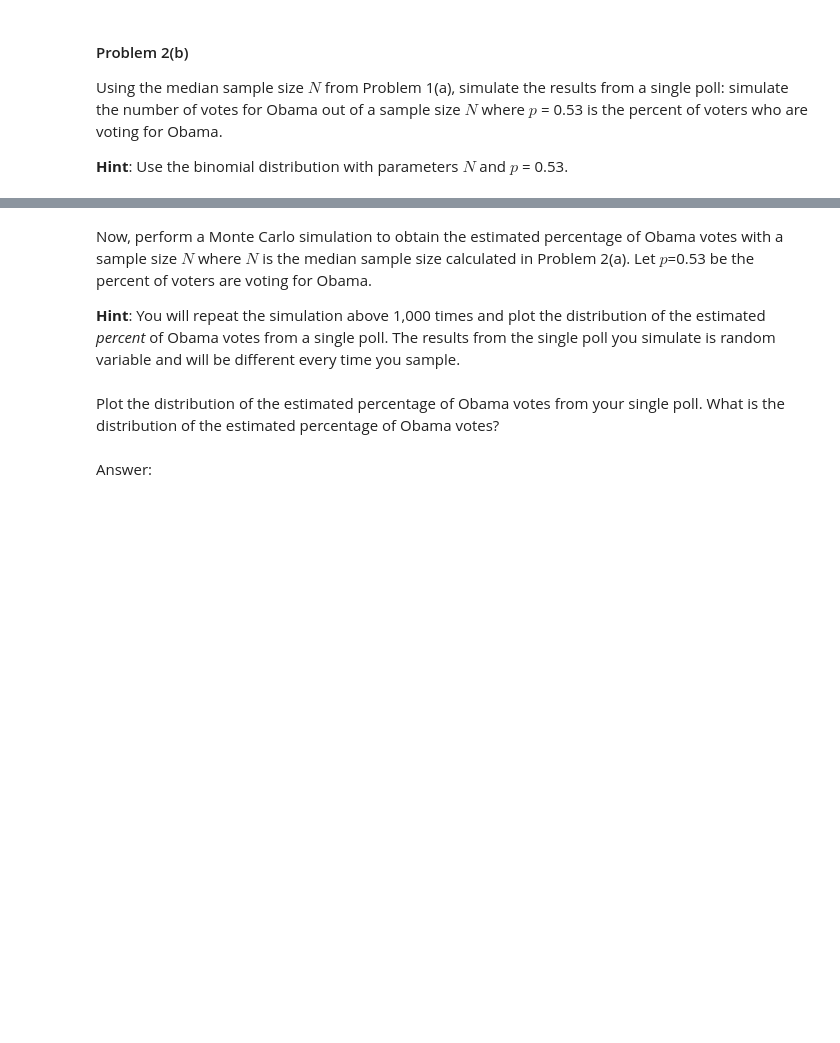
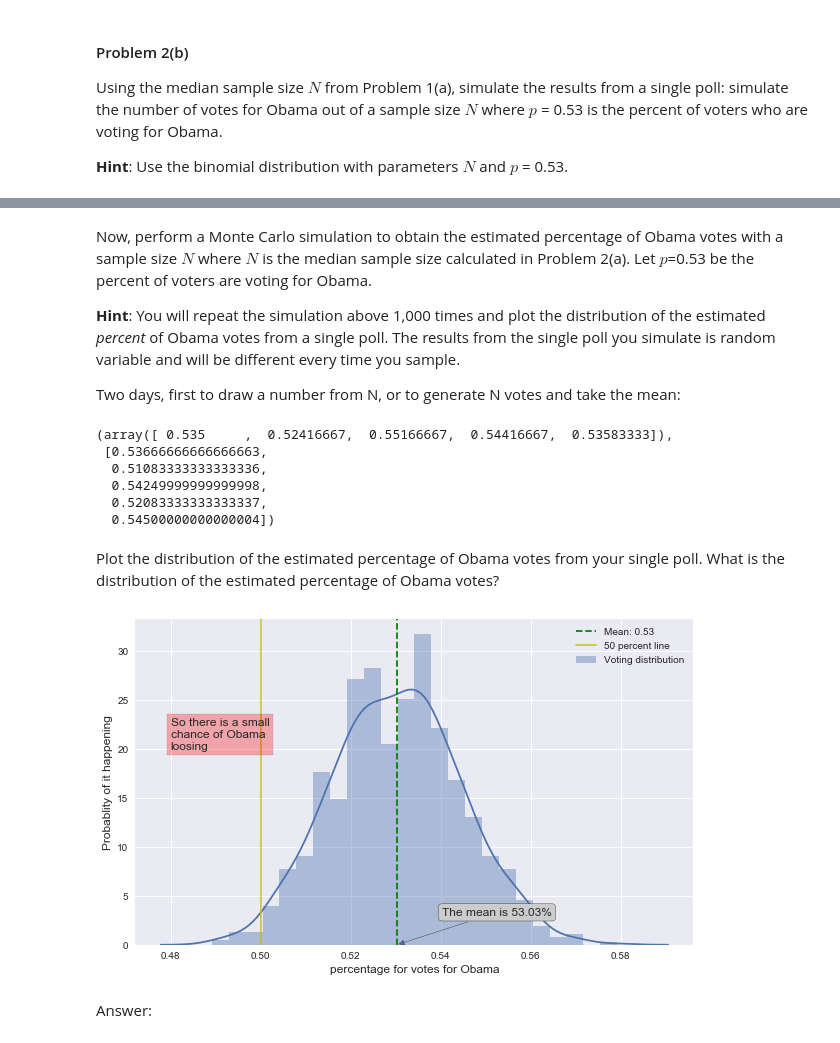
Before and after one commit to fergusio/cs109-2015, a Jupyter notebook: homework/HW2.ipynb, the cells around one changed output, grey strips where cells are left out. Cells and saved outputs as stored; diff of their text form; code cells hidden in the pictures; blank space fills up the shorter version.

Commit message:
started q2 of hw2

```diff
--- a/homework/HW2.ipynb
+++ b/homework/HW2.ipynb
@@ -320,2 +319,5 @@ Read in the polls from the [2012 Presidential Election: Barack Obama vs Mitt Rom
+# %%
+#your code here
+election = pd.read_csv("http://elections.huffingtonpost.com/pollster/2012-general-election-romney-vs-obama.csv")
 # %% [markdown]
 Show the head of the `election` DataFrame.
@@ -331,0 +339,10 @@ Answer:
+# %%
+# converting string date columns into datetime
+election["Start Date"] = pd.to_datetime(election["Start Date"])
+election["End Date"] = pd.to_datetime(election["End Date"])
+election["Entry Date/Time (ET)"] = pd.to_datetime(election["Entry Date/Time (ET)"])
+
+pollsNov12 = election[(election["Start Date"] >= pd.datetime(2012,11,1)) &
+                      (election["Start Date"] < pd.datetime(2012,12,1))]
+M = pollsNov12.shape[0]
+pollsNov12.describe()
@@ -333,3 +362,5 @@ Answer:
 What was the median of the number of observations in the November polls? Define this quantity as N.
 # %%
 #your code here
+N = np.median(pollsNov12["Number of Observations"])
+N
@@ -347,3 +385,5 @@ Using the median sample size $N$ from Problem 1(a), simulate the results from a
 Now, perform a Monte Carlo simulation to obtain the estimated percentage of Obama votes with a sample size $N$ where $N$ is the median sample size calculated in Problem 2(a). Let $p$=0.53 be the percent of voters are voting for Obama.
 
 **Hint**: You will repeat the simulation above 1,000 times and plot the distribution of the estimated *percent* of Obama votes from a single poll.  The results from the single poll you simulate is random variable and will be different every time you sample.
+
+Two days, first to draw a number from N, or to generate N votes and take the mean:
@@ -352,2 +390,14 @@ Now, perform a Monte Carlo simulation to obtain the estimated percentage of Obam
+# %%
+#your code here
+sim = np.random.binomial(N, 0.53, 1000)/N
+sim2 = [np.mean(np.random.binomial(1, p=0.53, size=int(N))) for _ in range(1000)]
+sim[:5], sim2[:5]
+# %% [output]
+(array([ 0.535     ,  0.52416667,  0.55166667,  0.54416667,  0.53583333]),
+ [0.53666666666666663,
+  0.51083333333333336,
+  0.54249999999999998,
+  0.52083333333333337,
+  0.54500000000000004])
 # %% [markdown]
 Plot the distribution of the estimated percentage of Obama votes from your single poll. What is the distribution of the estimated percentage of Obama votes?
@@ -356,3 +404,19 @@ Plot the distribution of the estimated percentage of Obama votes from your singl
+# %%
+#your code here
+#plt.hist(sim, bins=20);
+simP = sim2 # to easily choose b/w sim and sim2
+plt.figure(figsize=(10,6))
+sns.distplot(simP, label="Voting distribution")
+plt.axvline(np.mean(simP), color="g", label=f"Mean: {np.mean(simP):.2f}", linestyle="dashed")
+plt.axvline(0.5, label="50 percent line", color="y", alpha=0.8)
+plt.xlabel("percentage for votes for Obama", fontsize=12)
+plt.ylabel("Probablity of it happening", fontsize=12)
+plt.annotate(f"The mean is {np.mean(simP):.2%}", (np.mean(simP),0.0), (np.mean(simP)+0.01,3),
+             arrowprops={"arrowstyle":'-|>'}, bbox = {"boxstyle":"round", "fc":"0.8"})
+plt.text(0.48,20, "So there is a small\nchance of Obama\nloosing", bbox=dict(facecolor='red', alpha=0.3))
+plt.legend();
+# %% [output]
+[figure, added]
 # %% [markdown]
 Answer:
 # %% [markdown]
```
Also changed, not shown: parts of 29 cells of this notebook, 1 other file.
